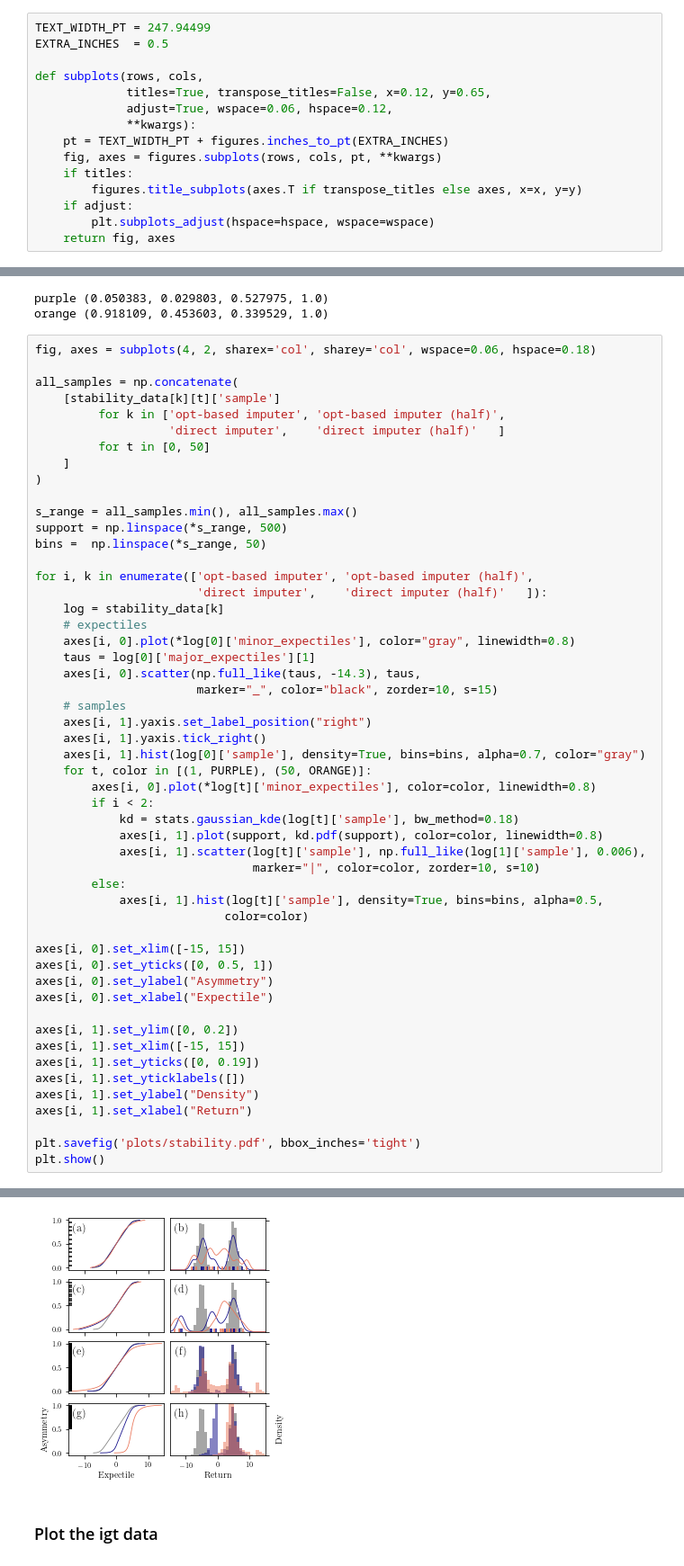
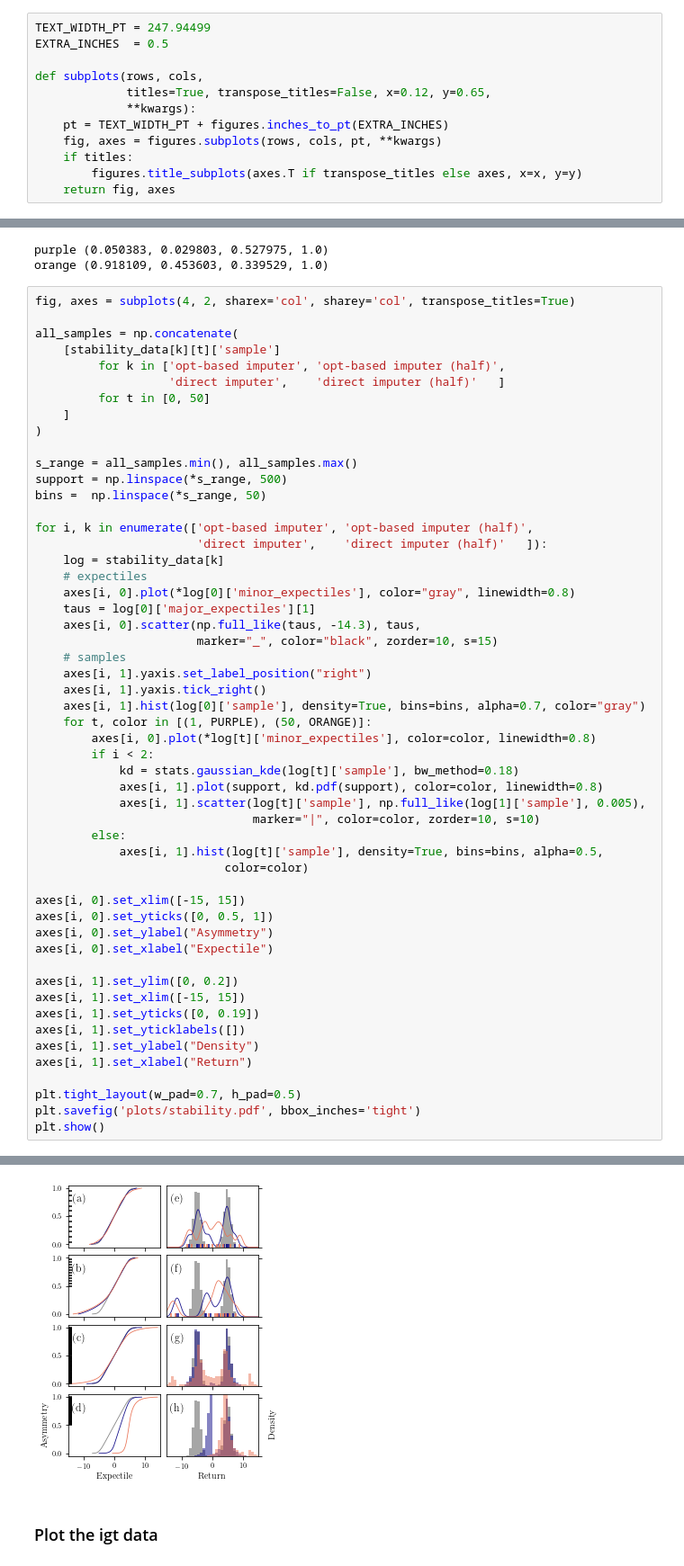
Before and after one commit to matomatical/neuRL, a Jupyter notebook: Figures-Report.ipynb, the cells around one changed output, grey strips where cells are left out. Shown at 90% size. Cells and saved outputs as stored; diff of their text form.

Commit message:
fixing plots

```diff
--- a/Figures-Report.ipynb
+++ b/Figures-Report.ipynb
@@ -36,14 +39,11 @@ EXTRA_INCHES  = 0.5
 
 def subplots(rows, cols,
              titles=True, transpose_titles=False, x=0.12, y=0.65,
-             adjust=True, wspace=0.06, hspace=0.12,
              **kwargs):
     pt = TEXT_WIDTH_PT + figures.inches_to_pt(EXTRA_INCHES)
     fig, axes = figures.subplots(rows, cols, pt, **kwargs)
     if titles:
         figures.title_subplots(axes.T if transpose_titles else axes, x=x, y=y)
-    if adjust:
-        plt.subplots_adjust(hspace=hspace, wspace=wspace)
     return fig, axes
 # %%
 c = plt.cm.plasma
@@ -58,7 +58,7 @@ figures.use_tex_params()
 purple (0.050383, 0.029803, 0.527975, 1.0)
 orange (0.918109, 0.453603, 0.339529, 1.0)
 # %%
-fig, axes = subplots(4, 2, sharex='col', sharey='col', wspace=0.06, hspace=0.18)
+fig, axes = subplots(4, 2, sharex='col', sharey='col', transpose_titles=True)
 
 all_samples = np.concatenate(
     [stability_data[k][t]['sample']
@@ -83,35 +83,36 @@ for i, k in enumerate(['opt-based imputer', 'opt-based imputer (half)',
     # samples
     axes[i, 1].yaxis.set_label_position("right")
     axes[i, 1].yaxis.tick_right()
     axes[i, 1].hist(log[0]['sample'], density=True, bins=bins, alpha=0.7, color="gray")
     for t, color in [(1, PURPLE), (50, ORANGE)]:
         axes[i, 0].plot(*log[t]['minor_expectiles'], color=color, linewidth=0.8)
         if i < 2:
             kd = stats.gaussian_kde(log[t]['sample'], bw_method=0.18)
             axes[i, 1].plot(support, kd.pdf(support), color=color, linewidth=0.8)
-            axes[i, 1].scatter(log[t]['sample'], np.full_like(log[1]['sample'], 0.006),
+            axes[i, 1].scatter(log[t]['sample'], np.full_like(log[1]['sample'], 0.005),
                                marker="|", color=color, zorder=10, s=10)
         else:
             axes[i, 1].hist(log[t]['sample'], density=True, bins=bins, alpha=0.5,
                            color=color)
 
 axes[i, 0].set_xlim([-15, 15])
 axes[i, 0].set_yticks([0, 0.5, 1])
 axes[i, 0].set_ylabel("Asymmetry")
 axes[i, 0].set_xlabel("Expectile")
 
 axes[i, 1].set_ylim([0, 0.2])
 axes[i, 1].set_xlim([-15, 15])
 axes[i, 1].set_yticks([0, 0.19])
 axes[i, 1].set_yticklabels([])
 axes[i, 1].set_ylabel("Density")
 axes[i, 1].set_xlabel("Return")
 
+plt.tight_layout(w_pad=0.7, h_pad=0.5)
 plt.savefig('plots/stability.pdf', bbox_inches='tight')
 plt.show()
 # %% [output]
 Creating 4 by 2 subplots, (3.930814860938149, 4.858754375085935) inches.
-[figure, old version]
+[figure, new version]
 # %% [markdown]
 ### Plot the igt data
 # %%
```
Also changed, not shown: parts of 4 cells of this notebook, 5 other files.
